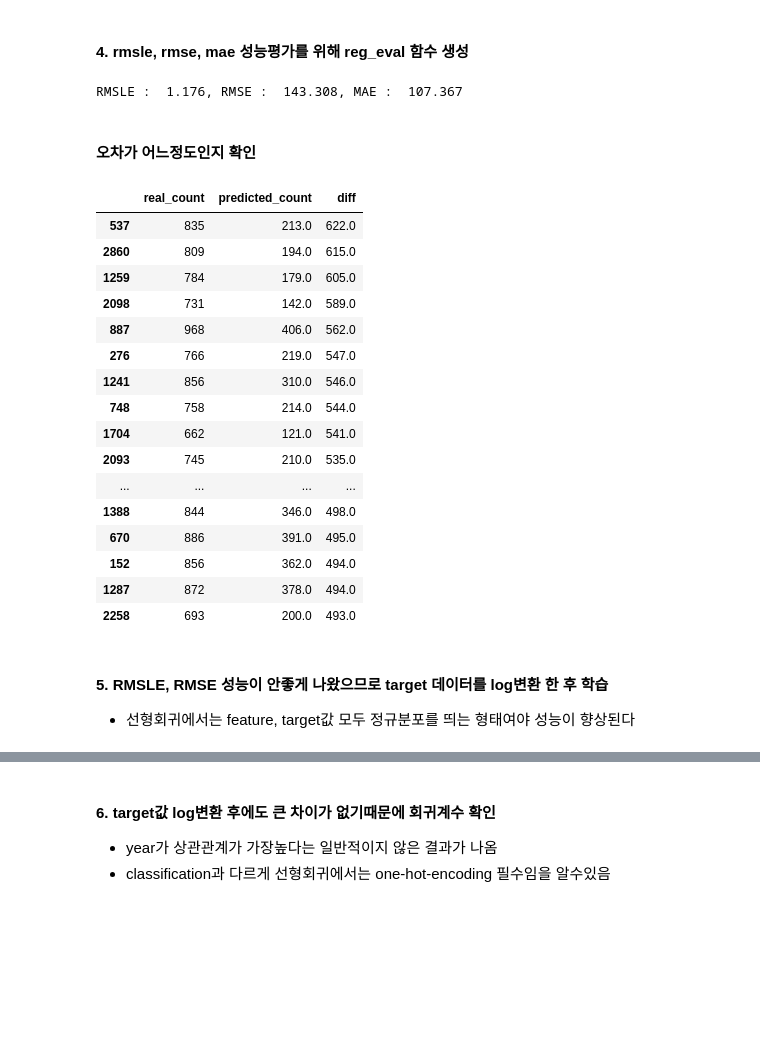
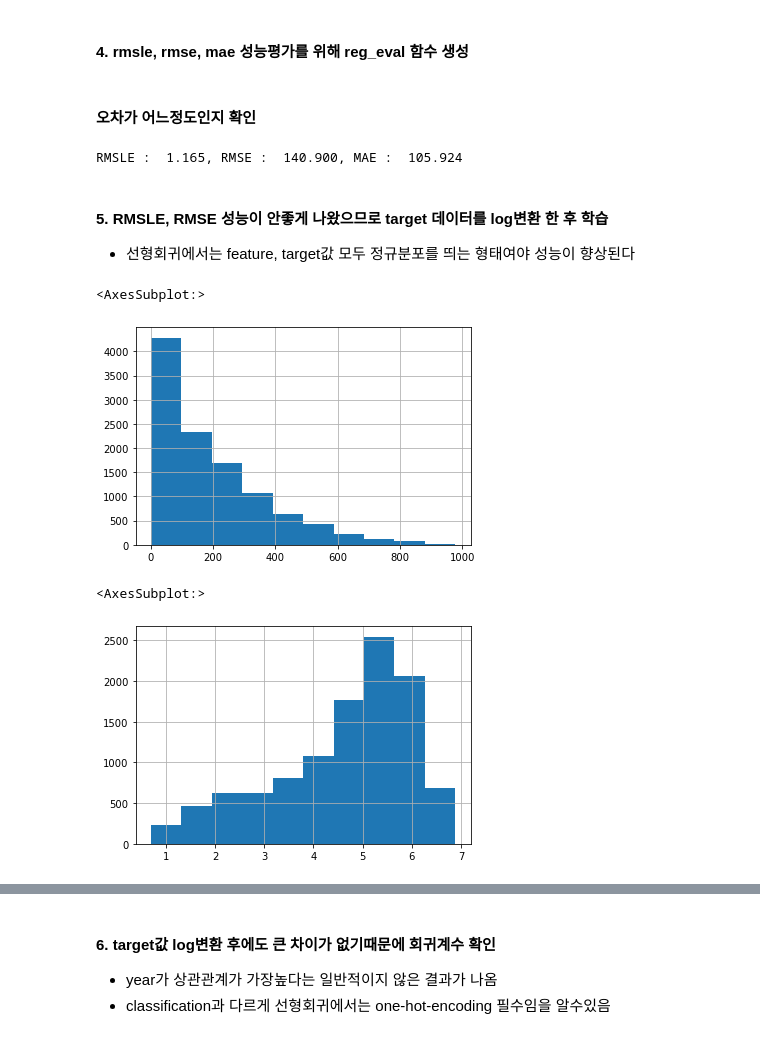
Before and after one commit to ksh960910/ML, a Jupyter notebook: bike sharing demand.ipynb, the cells around one changed output, grey strips where cells are left out. Drawn from its saved outputs; the diff is of its cells as text; code cells hidden in the pictures; blank space fills up the shorter version.

```diff
--- a/bike sharing demand.ipynb
+++ b/bike sharing demand.ipynb
@@ -119,50 +87,30 @@ def reg_eval(y, pred):
-# %%
-from sklearn.model_selection import train_test_split, GridSearchCV
-from sklearn.linear_model import LinearRegression, Ridge, Lasso
-import warnings
-warnings.filterwarnings('ignore', category=RuntimeWarning)
-
-X_data = df.drop('count',axis=1)
-y_target = df['count']
-
-X_train, X_test, y_train, y_test = train_test_split(X_data ,y_target,
-                                                   test_size=0.3,
-                                                   random_state=11)
-lr_reg= LinearRegression()
-lr_reg.fit(X_train, y_train)
-pred = lr_reg.predict(X_test)
-
-reg_eval(y_test, pred)
-# %% [output]
-RMSLE :  1.176, RMSE :  143.308, MAE :  107.367
 # %% [markdown]
 #### 오차가 어느정도인지 확인
-# %%
-count_df = pd.DataFrame(y_test.values, columns=['real_count'])
-count_df['predicted_count'] = np.round(pred)
-count_df['diff'] = np.abs(count_df['real_count'] - count_df['predicted_count'])
-count_df = count_df.sort_values('diff', ascending=False)[:20]
-count_df
-# %% [output]
-|  | real_count | predicted_count | diff |
-| 537 | 835 | 213.0 | 622.0 |
-| 2860 | 809 | 194.0 | 615.0 |
-| 1259 | 784 | 179.0 | 605.0 |
-| 2098 | 731 | 142.0 | 589.0 |
-| 887 | 968 | 406.0 | 562.0 |
-| 276 | 766 | 219.0 | 547.0 |
-| 1241 | 856 | 310.0 | 546.0 |
-| 748 | 758 | 214.0 | 544.0 |
-| 1704 | 662 | 121.0 | 541.0 |
-| 2093 | 745 | 210.0 | 535.0 |
-| ... | ... | ... | ... |
-| 1388 | 844 | 346.0 | 498.0 |
-| 670 | 886 | 391.0 | 495.0 |
-| 152 | 856 | 362.0 | 494.0 |
-| 1287 | 872 | 378.0 | 494.0 |
-| 2258 | 693 | 200.0 | 493.0 |
+# %%
+X_data = df.drop('count',axis=1, inplace=False)
+y_target = df['count']
+
+X_train, X_test, y_train, y_test = train_test_split(X_data, y_target,
+                                                   test_size=0.3,
+                                                   random_state=0)
+lr_reg = LinearRegression()
+lr_reg.fit(X_train, y_train)
+pred = lr_reg.predict(X_test)
+reg_eval(y_test, pred)
+# %% [output]
+RMSLE :  1.165, RMSE :  140.900, MAE :  105.924
 # %% [markdown]
 #### 5. RMSLE, RMSE 성능이 안좋게 나왔으므로 target 데이터를 log변환 한 후 학습
 - 선형회귀에서는 feature, target값 모두 정규분포를 띄는 형태여야 성능이 향상된다
+# %%
+y_target.hist()
+# %% [output]
+<AxesSubplot:>
+[figure, added]
+# %%
+np.log1p(y_target).hist()
+# %% [output]
+<AxesSubplot:>
+[figure, added]
 # %%
 y_target_log = np.log1p(y_target)
```
Also changed, not shown: parts of 17 cells of this notebook, 1 other file.
